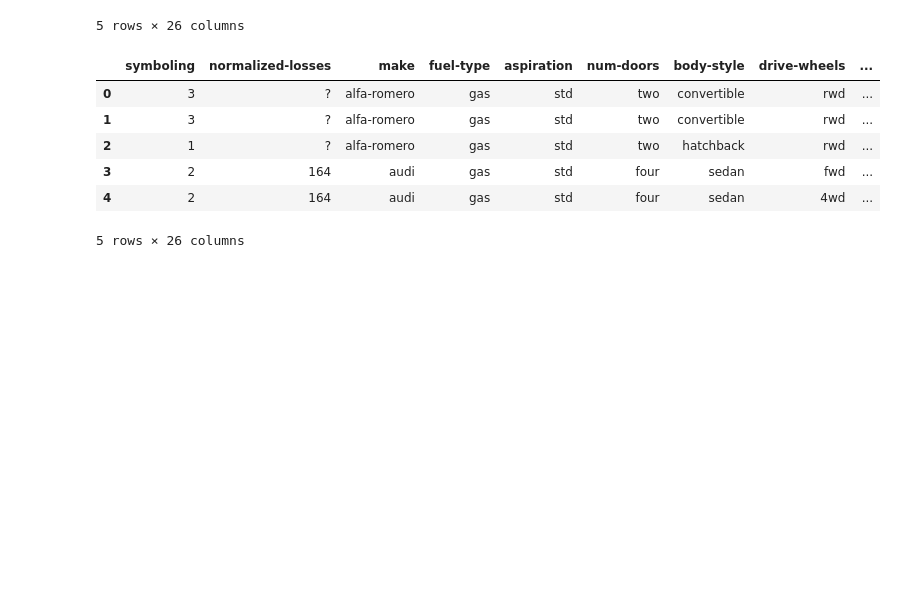
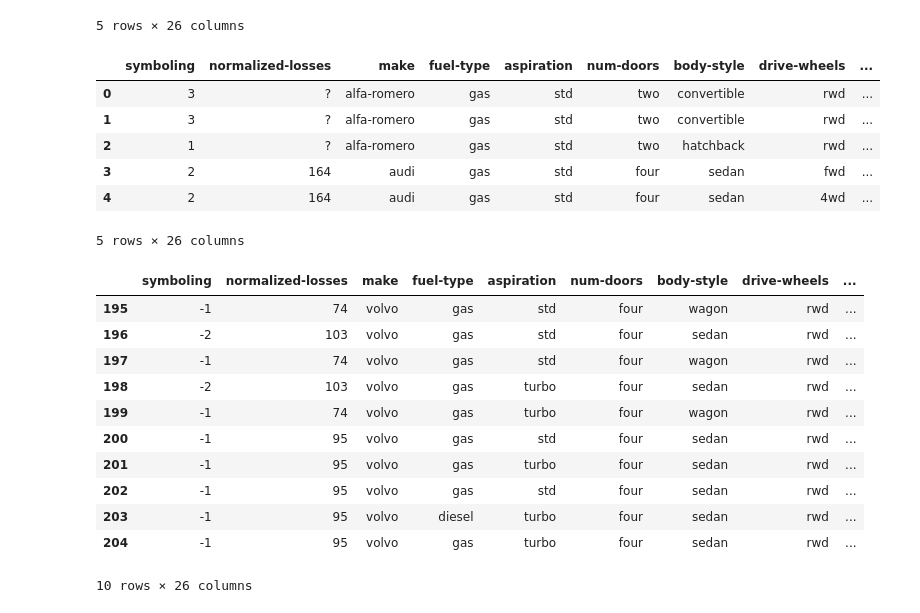
Before and after one commit to samarth003/ibm-data-science-repo, a Jupyter notebook: Python-Data-Analysis/Mod1/data_import_auto.ipynb, the cells around one changed output. Saved outputs shown, nothing was run; the diff lists cells and outputs as text; code cells hidden in the pictures; blank space fills up the shorter version.

```diff
--- a/Python-Data-Analysis/Mod1/data_import_auto.ipynb
+++ b/Python-Data-Analysis/Mod1/data_import_auto.ipynb
@@ -33,3 +33,18 @@ df.head(5)
 # %%
 path = "auto.csv"
 auto_csv = df.to_csv(path_or_buf=path)
+# %%
+df.tail(10)
+# %% [output]
+|  | symboling | normalized-losses | make | fuel-type | aspiration | num-doors | body-style | drive-wheels | ... |
+| 195 | -1 | 74 | volvo | gas | std | four | wagon | rwd | ... |
+| 196 | -2 | 103 | volvo | gas | std | four | sedan | rwd | ... |
+| 197 | -1 | 74 | volvo | gas | std | four | wagon | rwd | ... |
+| 198 | -2 | 103 | volvo | gas | turbo | four | sedan | rwd | ... |
+| 199 | -1 | 74 | volvo | gas | turbo | four | wagon | rwd | ... |
+| 200 | -1 | 95 | volvo | gas | std | four | sedan | rwd | ... |
+| 201 | -1 | 95 | volvo | gas | turbo | four | sedan | rwd | ... |
+| 202 | -1 | 95 | volvo | gas | std | four | sedan | rwd | ... |
+| 203 | -1 | 95 | volvo | diesel | turbo | four | sedan | rwd | ... |
+| 204 | -1 | 95 | volvo | gas | turbo | four | sedan | rwd | ... |
+10 rows × 26 columns
```
Also changed, not shown: parts of 3 cells of this notebook, 1 other file.
